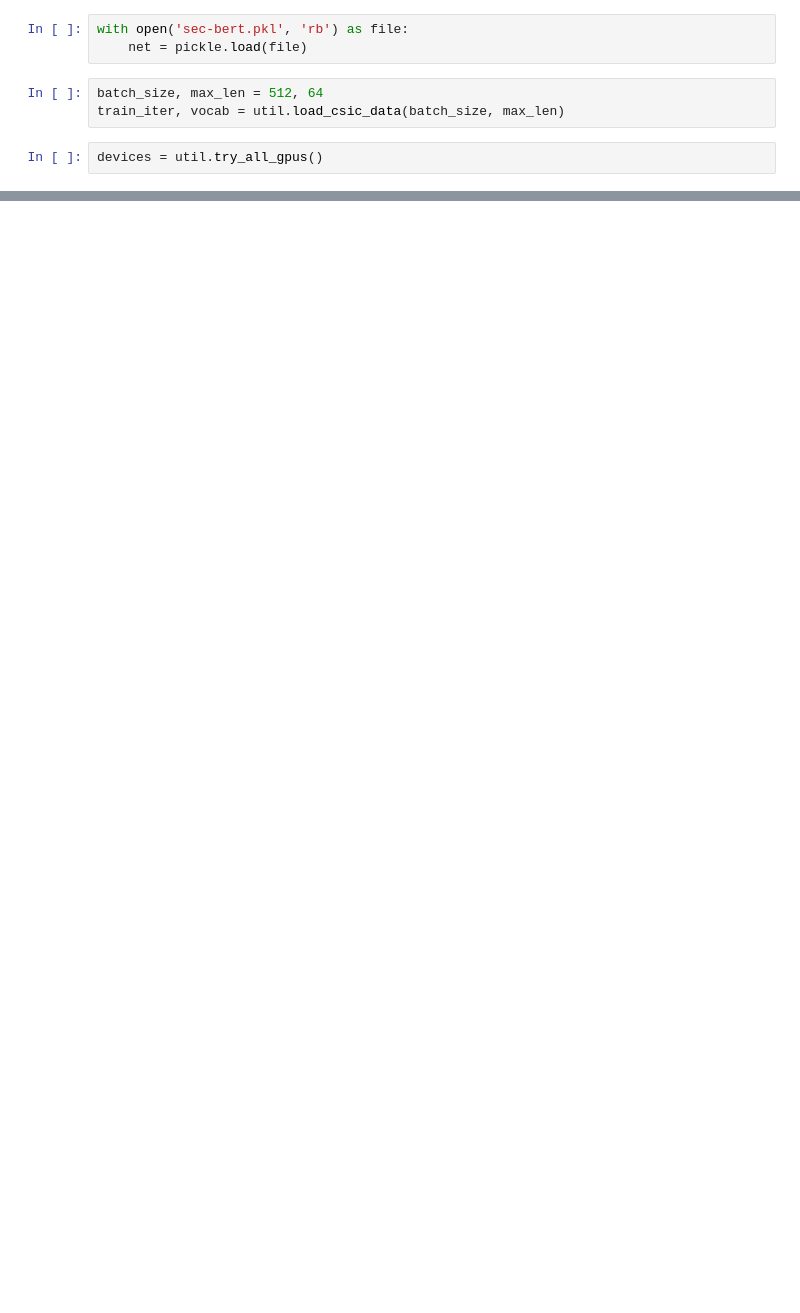
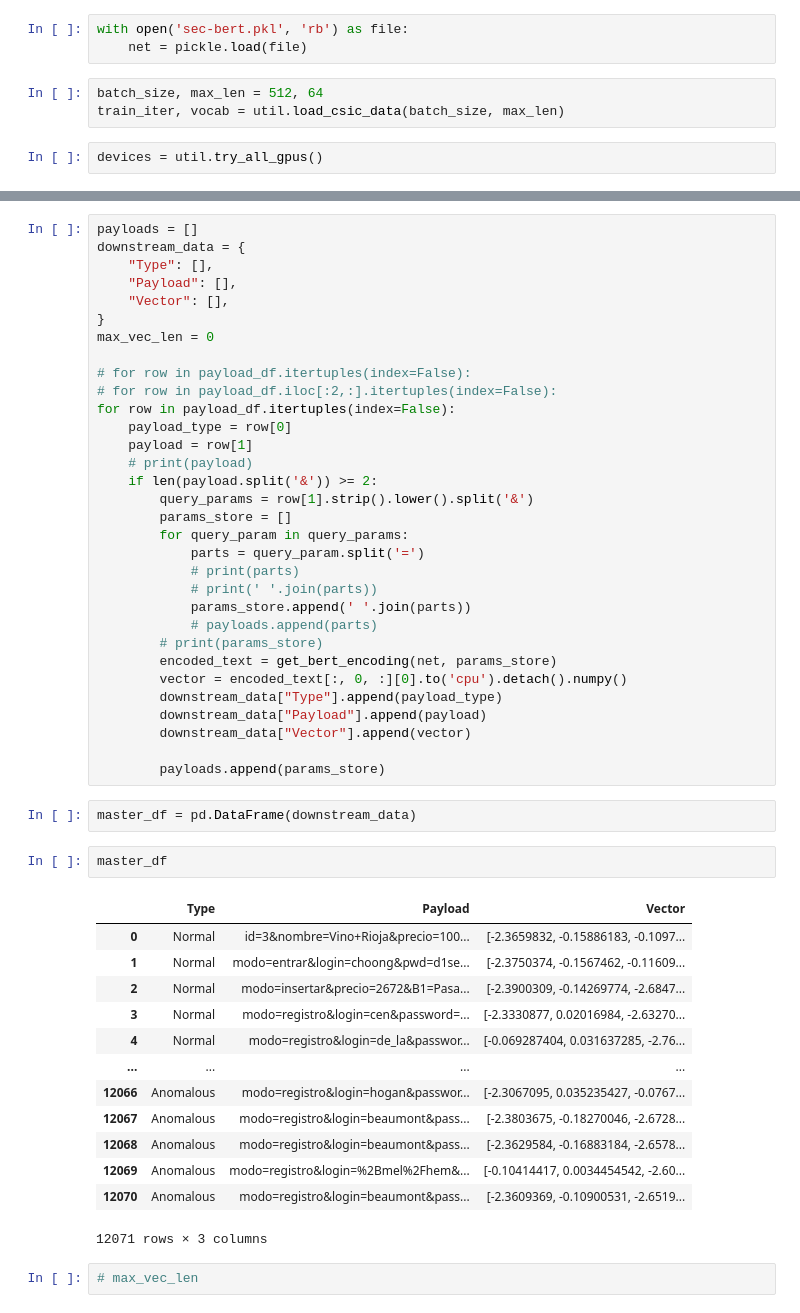
Before and after one commit to b1nch3f/grasp, a Jupyter notebook: notebooks/Sec-BERT/classifier.ipynb, the cells around one changed output, grey strips where cells are left out. Cells and saved outputs as stored; diff of their text form; blank space fills up the shorter version.

```diff
--- a/notebooks/Sec-BERT/classifier.ipynb
+++ b/notebooks/Sec-BERT/classifier.ipynb
@@ -46,0 +176,52 @@ tensor([[[-0.1031,  0.9614, -1.7827,  ..., -1.9561, -1.1995,  0.6418],
+# %%
+payloads = []
+downstream_data = {
+    "Type": [],
+    "Payload": [],
+    "Vector": [],
+}
+max_vec_len = 0
+
+# for row in payload_df.itertuples(index=False):
+# for row in payload_df.iloc[:2,:].itertuples(index=False):
+for row in payload_df.itertuples(index=False):
+    payload_type = row[0]
+    payload = row[1]
+    # print(payload)
+    if len(payload.split('&')) >= 2:
+        query_params = row[1].strip().lower().split('&')
+        params_store = []
+        for query_param in query_params:
+            parts = query_param.split('=')
+            # print(parts)
+            # print(' '.join(parts))
+            params_store.append(' '.join(parts))
+            # payloads.append(parts)
+        # print(params_store)
+        encoded_text = get_bert_encoding(net, params_store)
+        vector = encoded_text[:, 0, :][0].to('cpu').detach().numpy()
+        downstream_data["Type"].append(payload_type)
+        downstream_data["Payload"].append(payload)
+        downstream_data["Vector"].append(vector)
+
+        payloads.append(params_store)
+# %%
+master_df = pd.DataFrame(downstream_data)
+# %%
+master_df
+# %% [output]
+|  | Type | Payload | Vector |
+| 0 | Normal | id=3&nombre=Vino+Rioja&precio=100... | [-2.3659832, -0.15886183, -0.1097... |
+| 1 | Normal | modo=entrar&login=choong&pwd=d1se... | [-2.3750374, -0.1567462, -0.11609... |
+| 2 | Normal | modo=insertar&precio=2672&B1=Pasa... | [-2.3900309, -0.14269774, -2.6847... |
+| 3 | Normal | modo=registro&login=cen&password=... | [-2.3330877, 0.02016984, -2.63270... |
+| 4 | Normal | modo=registro&login=de_la&passwor... | [-0.069287404, 0.031637285, -2.76... |
+| ... | ... | ... | ... |
+| 12066 | Anomalous | modo=registro&login=hogan&passwor... | [-2.3067095, 0.035235427, -0.0767... |
+| 12067 | Anomalous | modo=registro&login=beaumont&pass... | [-2.3803675, -0.18270046, -2.6728... |
+| 12068 | Anomalous | modo=registro&login=beaumont&pass... | [-2.3629584, -0.16883184, -2.6578... |
+| 12069 | Anomalous | modo=registro&login=%2Bmel%2Fhem&... | [-0.10414417, 0.0034454542, -2.60... |
+| 12070 | Anomalous | modo=registro&login=beaumont&pass... | [-2.3609369, -0.10900531, -2.6519... |
+12071 rows × 3 columns
+# %%
+# max_vec_len
```
Also changed, not shown: parts of 52 cells of this notebook, 2 other files.
